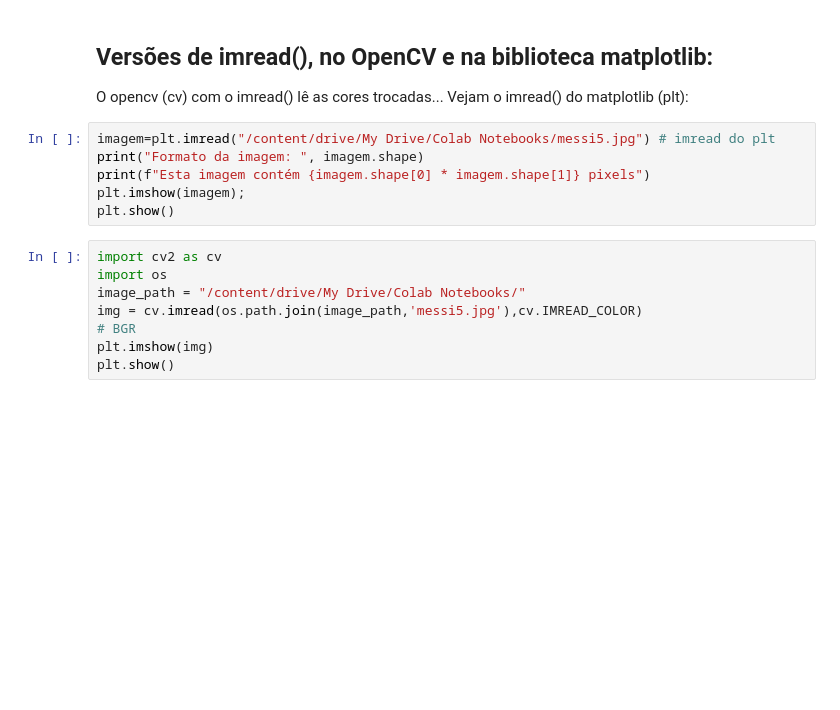
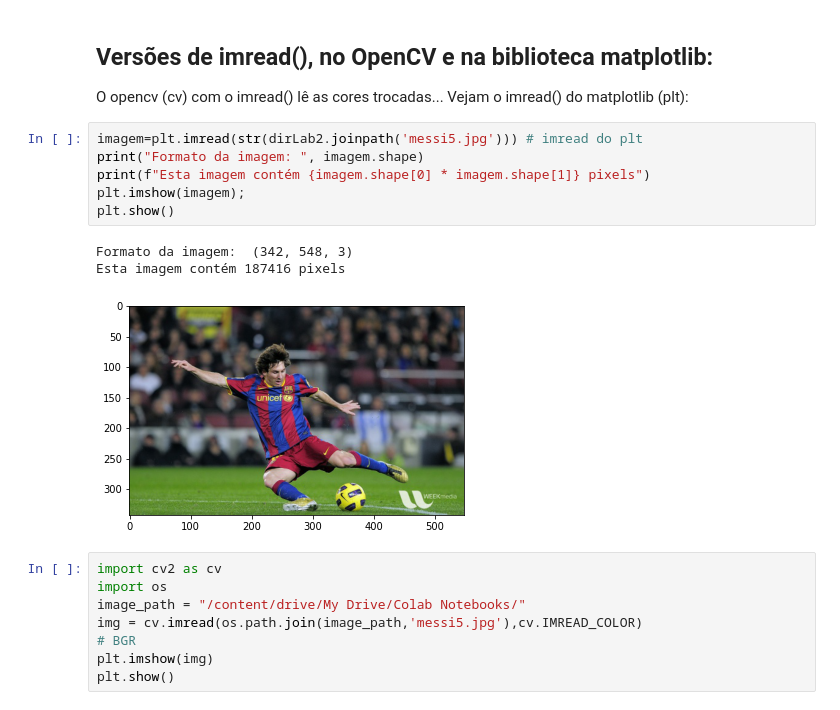
Before and after one commit to dwm-multimidia/dwm-multimidia.github.io, a Jupyter notebook: lab2/jupyter/Lab2_Imagem_Video_v2.ipynb, the cells around one changed output. Cells and saved outputs as stored; diff of their text form; blank space fills up the shorter version.

```diff
--- a/lab2/jupyter/Lab2_Imagem_Video_v2.ipynb
+++ b/lab2/jupyter/Lab2_Imagem_Video_v2.ipynb
@@ -35,11 +54,15 @@ plt.show()
 O opencv (cv) com o imread()  lê as cores trocadas...
 Vejam o imread() do matplotlib (plt):
 # %%
-imagem=plt.imread("/content/drive/My Drive/Colab Notebooks/messi5.jpg") # imread do plt
+imagem=plt.imread(str(dirLab2.joinpath('messi5.jpg'))) # imread do plt
 print("Formato da imagem: ", imagem.shape)
 print(f"Esta imagem contém {imagem.shape[0] * imagem.shape[1]} pixels")
 plt.imshow(imagem);
 plt.show()
+# %% [output]
+Formato da imagem:  (342, 548, 3)
+Esta imagem contém 187416 pixels
+[figure, added]
 # %%
 import cv2 as cv
 import os
```
Also changed, not shown: parts of 9 cells of this notebook.
